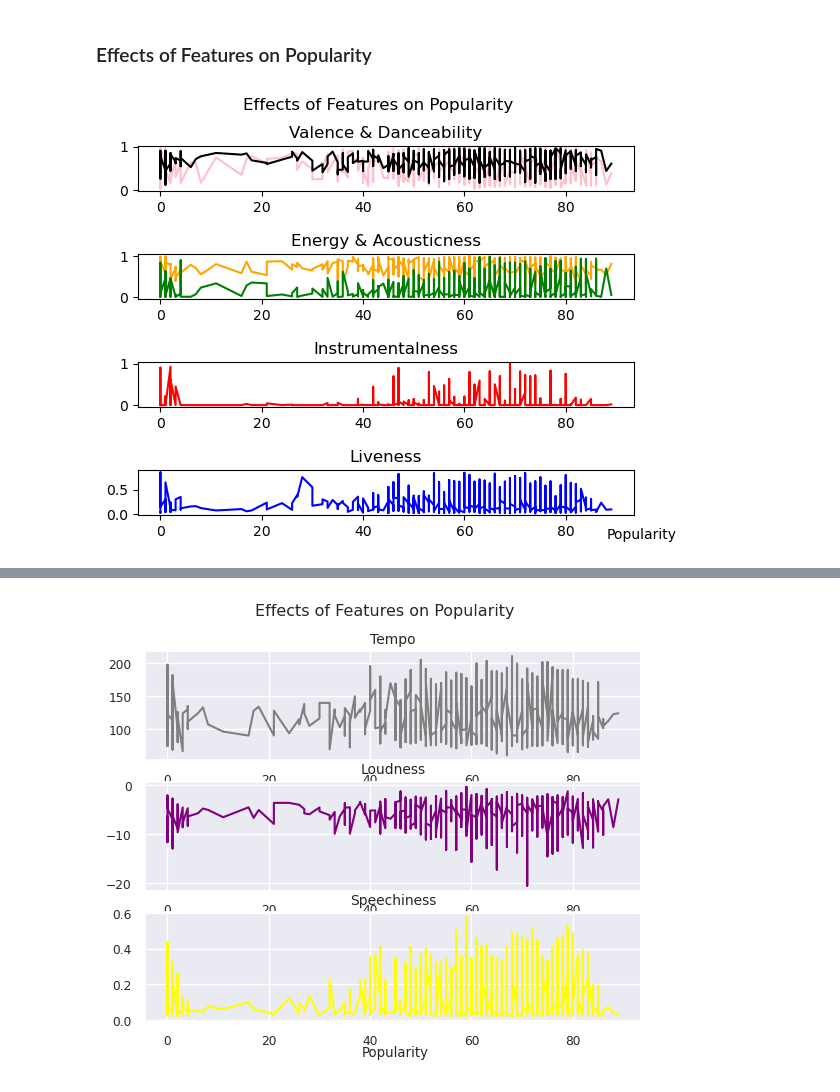
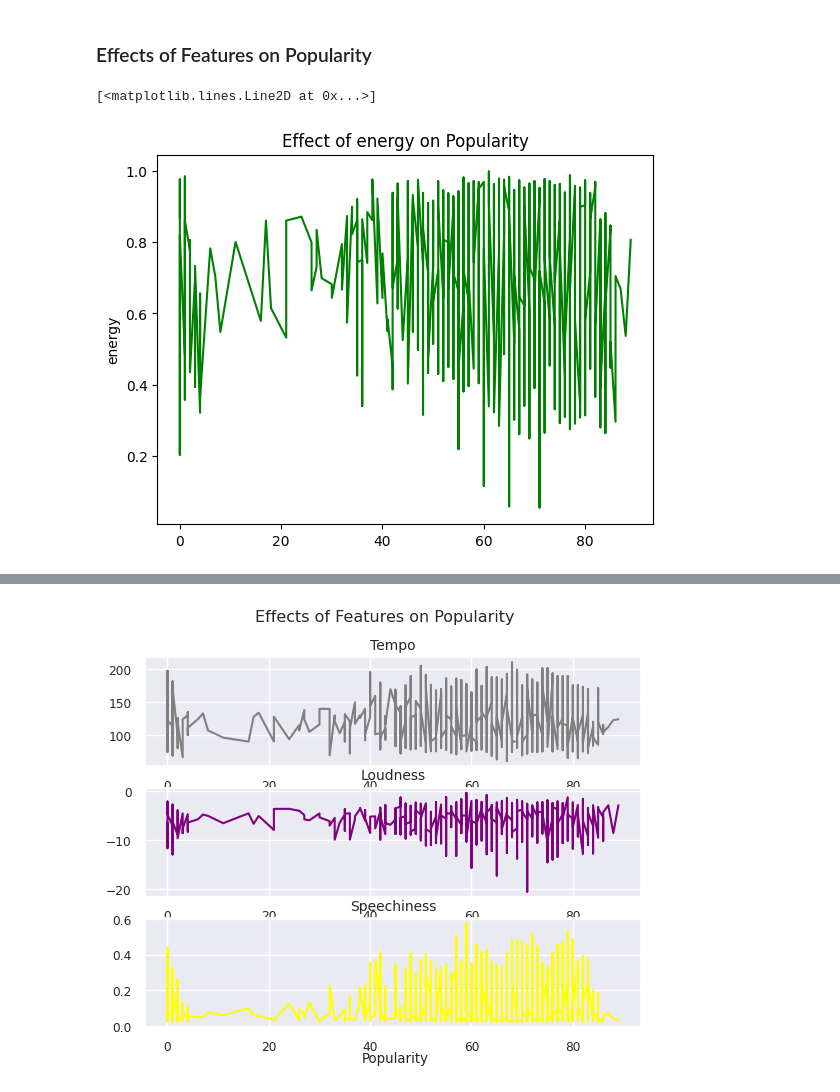
Before and after one commit to mduos/scipy_project_group_16, a Jupyter notebook: Spotify Analysis.ipynb, the cells around one changed output, grey strips where cells are left out. Cells and saved outputs as stored; diff of their text form; code cells hidden in the pictures.

```diff
--- a/Spotify Analysis.ipynb
+++ b/Spotify Analysis.ipynb
@@ -256,42 +246,3 @@ Text(0.5, 1.0, 'Popularity of Each Mode')
 [figure]
 # %% [markdown]
 ### Effects of Features on Popularity
-# %%
-sorted_df = df.sort_values('popularity', ascending = False)
-plt.plot(500, 10)
-plt.xlabel= 'Popularity'
-
-#plot valence
-plt.subplot(7,1,1)
-plt.plot(sorted_df['popularity'], sorted_df['valence'], color = 'pink')
-plt.title('Valence & Danceability')
-
-#plot danceability
-plt.subplot(7,1,1)
-plt.plot(sorted_df['popularity'], sorted_df['danceability'], color = 'black')
-
-#plot energy
-plt.subplot(7,1,3)
-plt.plot(sorted_df['popularity'], sorted_df['energy'], color = 'orange')
-plt.title('Energy & Acousticness')
-
-#plot acousticness
-plt.subplot(7,1,3)
-plt.plot(sorted_df['popularity'], sorted_df['acousticness'], color = 'green')
-
-#plot instrumentalness
-plt.subplot(7,1,5)
-plt.plot(sorted_df['popularity'], sorted_df['instrumentalness'], color = 'red')
-plt.title('Instrumentalness')
-
-#plot liveness
-plt.subplot(7,1,7)
-plt.plot(sorted_df['popularity'], sorted_df['liveness'], color = 'blue')
-plt.title('Liveness')
-
-
-plt.text(95,-0.5,"Popularity", ha="center")
-plt.suptitle("Effects of Features on Popularity")
-plt.show()
-# %% [output]
-[figure, removed]
@@ -297,0 +251,6 @@ plt.show()
+# %%
+from CustomPlots import featurePlotSingle
+featurePlotSingle(df, 'energy')
+# %% [output]
+[<matplotlib.lines.Line2D at 0x...>]
+[figure, added]
```
Also changed, not shown: parts of 6 cells of this notebook.
